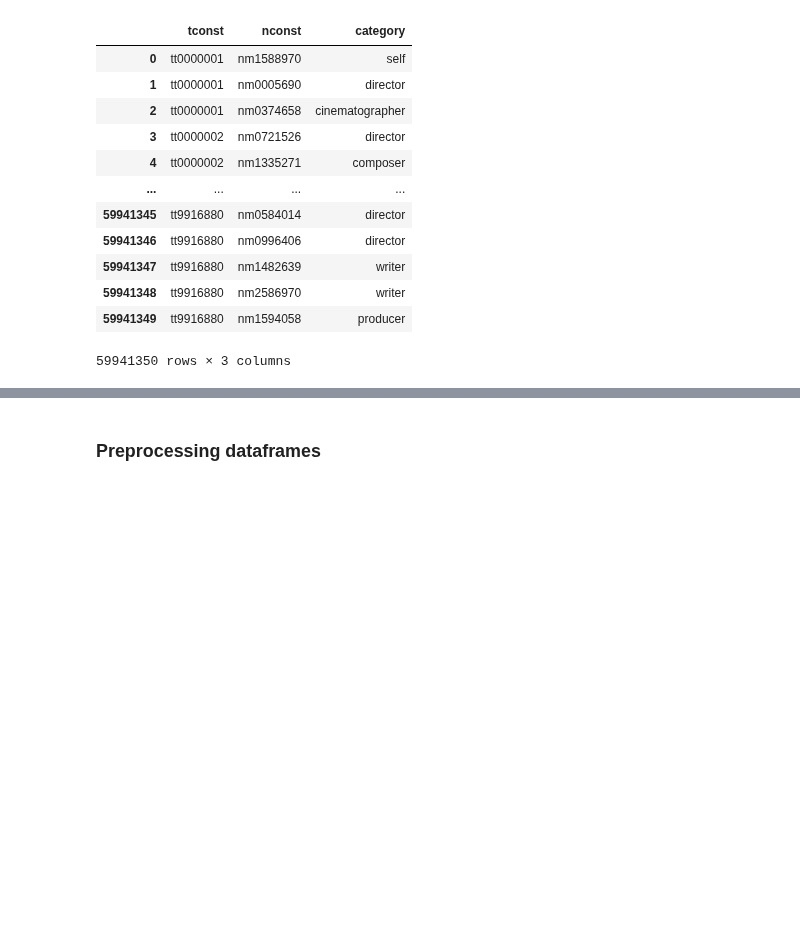
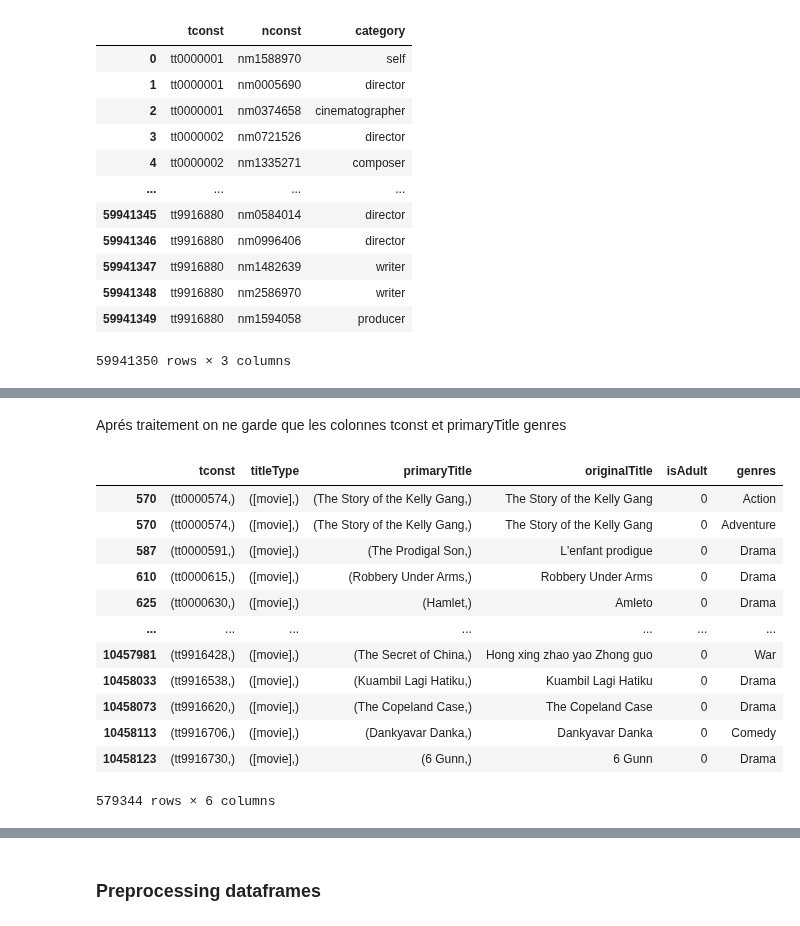
Before and after one commit to bigmoletos/WildCodeSchool_formation_IA_nov2023, a Jupyter notebook: Projets/Projet2_NetFlix/recommandation_films.ipynb, the cells around one changed output, grey strips where cells are left out. Saved outputs shown, nothing was run; the diff lists cells and outputs as text; code cells hidden in the pictures; blank space fills up the shorter version.

```diff
--- a/Projets/Projet2_NetFlix/recommandation_films.ipynb
+++ b/Projets/Projet2_NetFlix/recommandation_films.ipynb
@@ -403,0 +776,18 @@ title_principals2
+# %% [markdown]
+Aprés traitement on ne garde que les colonnes tconst et primaryTitle  genres
+# %%
+title_basics_filtered2
+# %% [output]
+|  | tconst | titleType | primaryTitle | originalTitle | isAdult | genres |
+| 570 | (tt0000574,) | ([movie],) | (The Story of the Kelly Gang,) | The Story of the Kelly Gang | 0 | Action |
+| 570 | (tt0000574,) | ([movie],) | (The Story of the Kelly Gang,) | The Story of the Kelly Gang | 0 | Adventure |
+| 587 | (tt0000591,) | ([movie],) | (The Prodigal Son,) | L'enfant prodigue | 0 | Drama |
+| 610 | (tt0000615,) | ([movie],) | (Robbery Under Arms,) | Robbery Under Arms | 0 | Drama |
+| 625 | (tt0000630,) | ([movie],) | (Hamlet,) | Amleto | 0 | Drama |
+| ... | ... | ... | ... | ... | ... | ... |
+| 10457981 | (tt9916428,) | ([movie],) | (The Secret of China,) | Hong xing zhao yao Zhong guo | 0 | War |
+| 10458033 | (tt9916538,) | ([movie],) | (Kuambil Lagi Hatiku,) | Kuambil Lagi Hatiku | 0 | Drama |
+| 10458073 | (tt9916620,) | ([movie],) | (The Copeland Case,) | The Copeland Case | 0 | Drama |
+| 10458113 | (tt9916706,) | ([movie],) | (Dankyavar Danka,) | Dankyavar Danka | 0 | Comedy |
+| 10458123 | (tt9916730,) | ([movie],) | (6 Gunn,) | 6 Gunn | 0 | Drama |
+579344 rows × 6 columns
```
Also changed, not shown: parts of 58 cells of this notebook, 2 other files.
